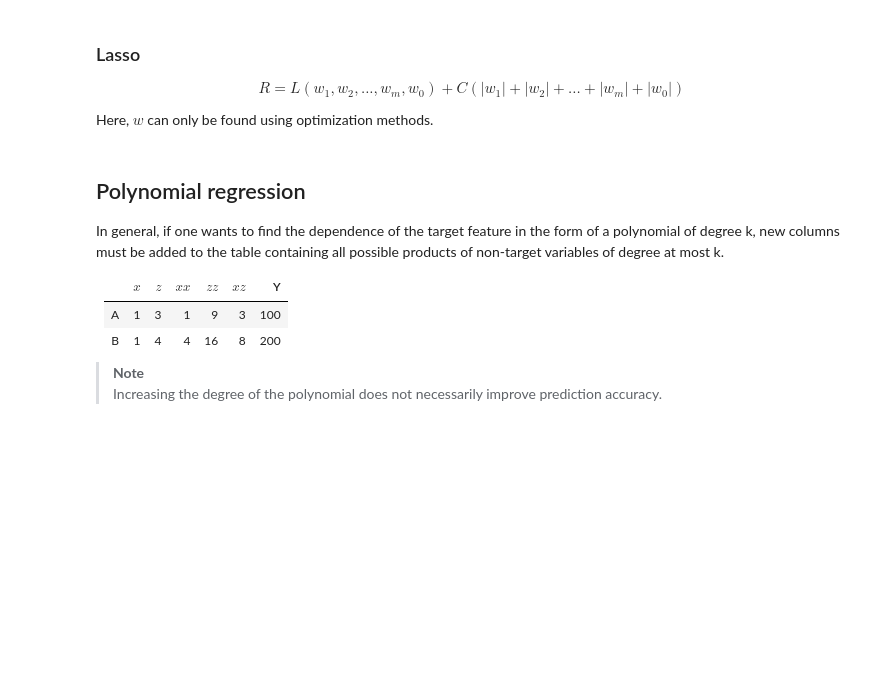
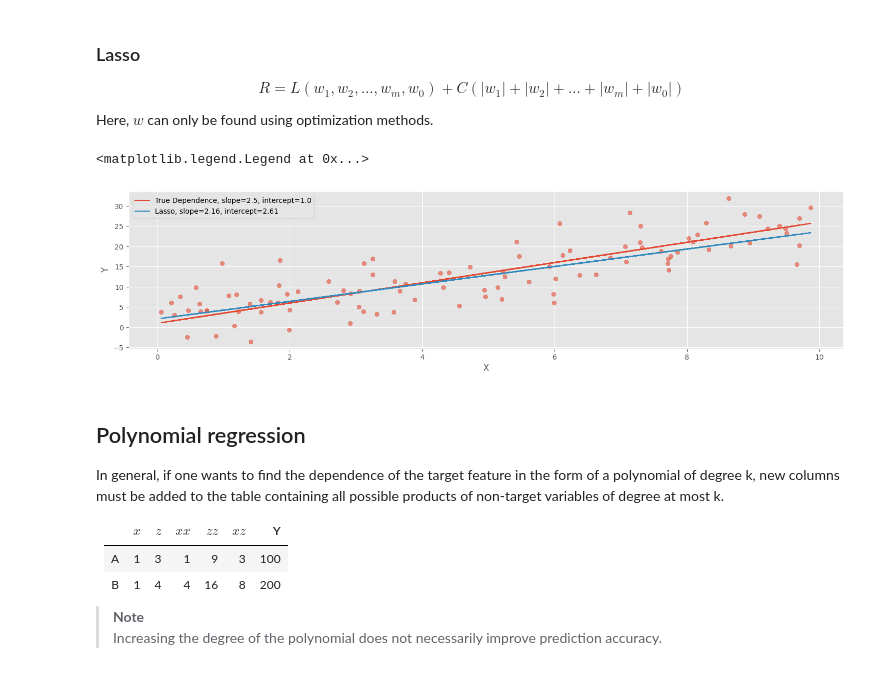
Before and after one commit to fadeeva/nakedML, a Jupyter notebook: MLnotes/005_Linear_Regression.ipynb, the cells around one changed output. Drawn from its saved outputs; the diff is of its cells as text; code cells hidden in the pictures; blank space fills up the shorter version.

```diff
--- a/MLnotes/005_Linear_Regression.ipynb
+++ b/MLnotes/005_Linear_Regression.ipynb
@@ -195,6 +212,23 @@ R = L(w_1, w_2, ..., w_m, w_0) + C(|w_1| + |w_2| + ... + |w_m| + |w_0|)
 $$
 
 Here, $w$ can only be found using optimization methods.
+# %%
+model = Lasso()
+model.fit(X_2d, y)
+
+w_ls = model.coef_[0]
+b_ls = model.intercept_
+
+plt.figure(figsize=(18, 4))
+plt.scatter(X, y, alpha=0.6)
+plt.plot(X, w_true * X + b_true, label=f'True Dependence, slope={w_true}, intercept={b_true}')
+plt.plot(X, w_ls * X + b_rd, label=f'Lasso, slope={w_ls:.2f}, intercept={b_ls:.2f}')
+plt.xlabel('X')
+plt.ylabel('Y')
+plt.legend()
+# %% [output]
+<matplotlib.legend.Legend at 0x...>
+[figure, added]
 # %% [markdown]
 ## Polynomial regression
 
```
Also changed, not shown: parts of 4 cells of this notebook.
